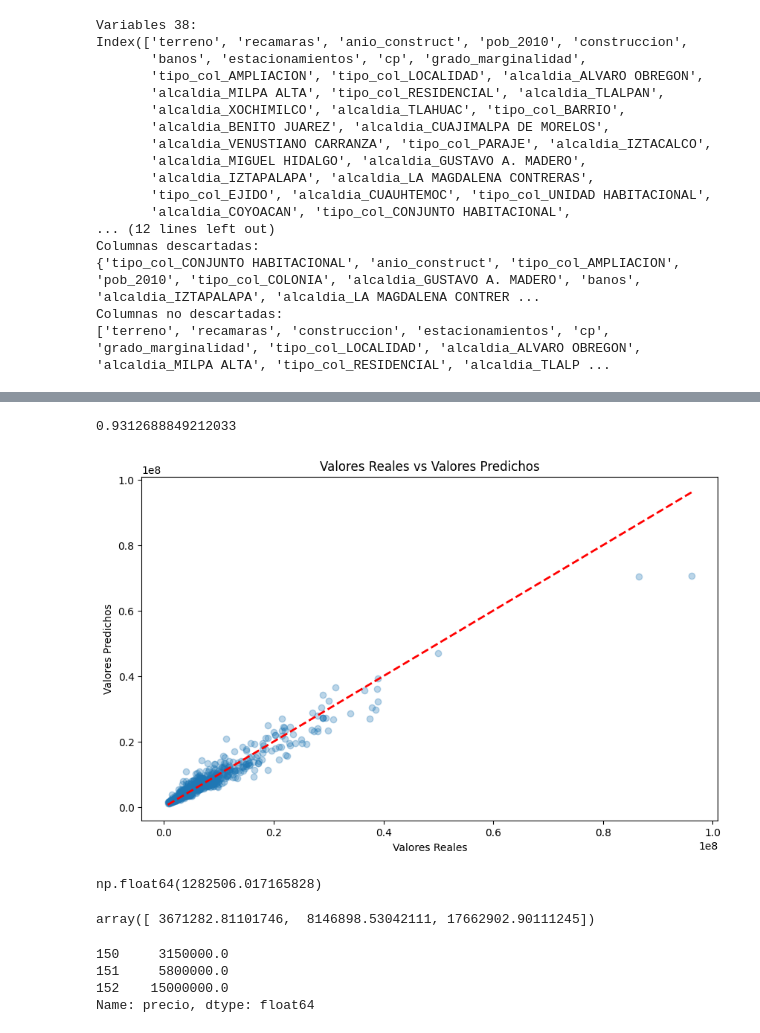
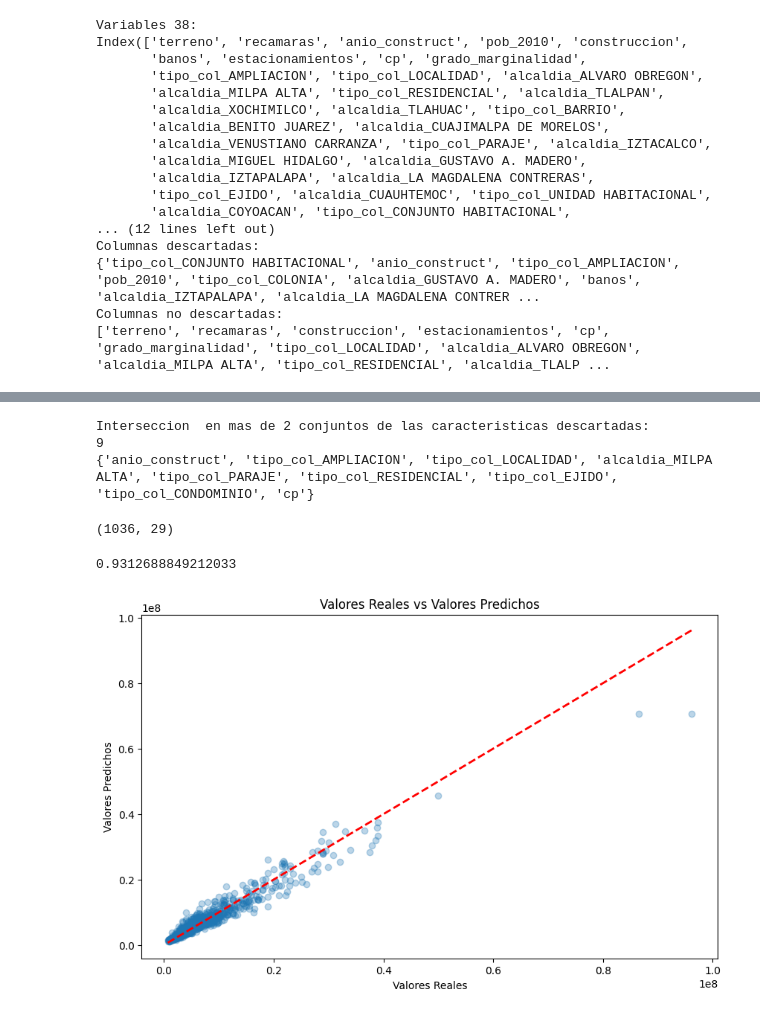
Before and after one commit to JuanMCarreonCh/diploFinalProject, a Jupyter notebook: AnalisisPreprocesamientoModelado/AnalisisYModelado.ipynb, the cells around one changed output, grey strips where cells are left out. Cells and saved outputs as stored; diff of their text form; code cells hidden in the pictures.

```diff
--- a/RecoleccionDatos/AnalisisCaracteristicas.ipynb
+++ b/AnalisisPreprocesamientoModelado/AnalisisYModelado.ipynb
@@ -499,0 +523,17 @@ print(importancia_df)
+# %%
+## Ahora trataremos de ver que otras variables son entre todas las tecnicas descartables
+## y tomaremos las que aparezcan en minimo la interseccion de 2 conjuntos, ademas agregaremos
+## las variables anteriormente observadas con poca correlacion
+print('Interseccion  en mas de 2 conjuntos de las caracteristicas descartadas:')
+cols_descart = descartadas1&descartadas2 | descartadas3&descartadas4 | descartadas2&descartadas3 | descartadas1&descartadas4 | {'cp','anio_construct'}
+print(len(cols_descart))
+print(cols_descart)
+# %% [output]
+Interseccion  en mas de 2 conjuntos de las caracteristicas descartadas:
+9
+{'anio_construct', 'tipo_col_AMPLIACION', 'tipo_col_LOCALIDAD', 'alcaldia_MILPA ALTA', 'tipo_col_PARAJE', 'tipo_col_RESIDENCIAL', 'tipo_col_EJIDO', 'tipo_col_CONDOMINIO', 'cp'}
+# %%
+df_final = df_complete[list(set(df_complete.columns)-cols_descart)]
+df_final.shape
+# %% [output]
+(1036, 29)
@@ -502,42 +551,31 @@ estimator.score(df_complete.iloc[777:900],target.iloc[777:900])
 # %% [output]
 0.9312688849212033
 # %%
-## PAra ciuando estemos evaluando modelos ir graficando los resultados
-import matplotlib.pyplot as plt
-from sklearn.ensemble import RandomForestRegressor
-from sklearn.metrics import mean_squared_error,mean_absolute_error
+## Para cuando estemos evaluando modelos ir graficando los resultados
+def draw_predict(X, y, estimator, random_seed=777):
+    import matplotlib.pyplot as plt
+    np.random.seed(random_seed)
+    rand_idx_low = np.random.randint(0,y.shape[0])
+    rand_idx_high = np.random.randint(rand_idx_low,y.shape[0])
+    # Hacer predicciones
+    y_pred = estimator.predict(X.iloc[rand_idx_low:rand_idx_high])
+    # Crear la figura y los ejes
+    plt.figure(figsize=(10, 6))
 
-# Hacer predicciones
-y_pred = estimator.predict(df_complete.iloc[150:900])
-# Crear la figura y los ejes
-plt.figure(figsize=(10, 6))
+    # Graficar los valores reales versus los predichos
+    plt.scatter(target.iloc[rand_idx_low:rand_idx_high], y_pred, alpha=0.3)
+    plt.plot([target.iloc[rand_idx_low:rand_idx_high].min(), target.iloc[rand_idx_low:rand_idx_high].max()],
+             [target.iloc[rand_idx_low:rand_idx_high].min(), target.iloc[rand_idx_low:rand_idx_high].max()],
+             'r--', lw=2)
 
-# Graficar los valores reales versus los predichos
-plt.scatter(target.iloc[150:900], y_pred, alpha=0.3)
-plt.plot([target.iloc[150:900].min(), target.iloc[150:900].max()], [target.iloc[150:900].min(), target.iloc[150:900].max()], 'r--', lw=2)
+    # Etiquetas y título del gráfico
+    plt.xlabel('Valores Reales')
+    plt.ylabel('Valores Predichos')
+    plt.title('Valores Reales vs Valores Predichos')
 
-# Etiquetas y título del gráfico
-plt.xlabel('Valores Reales')
-plt.ylabel('Valores Predichos')
-plt.title('Valores Reales vs Valores Predichos')
-
-# Mostrar el gráfico
-plt.show()
+    # Mostrar el gráfico
+    plt.show()
-# %% [output]
-[figure, removed]
 # %%
-mean_squared_error(y_pred=y_pred,y_true=target.iloc[150:900])
-mean_absolute_error(y_pred=y_pred,y_true=target.iloc[150:900])
+draw_predict(df_complete,target,estimator)
 # %% [output]
-np.float64(1282506.017165828)
+[figure, added]
-# %%
-estimator.predict(df_complete.iloc[150:153])
-# %% [output]
-array([ 3671282.81101746,  8146898.53042111, 17662902.90111245])
-# %%
-target.iloc[150:153]
-# %% [output]
-150     3150000.0
-151     5800000.0
-152    15000000.0
-Name: precio, dtype: float64
```
Also changed, not shown: parts of 5 cells of this notebook, 2 other files.
